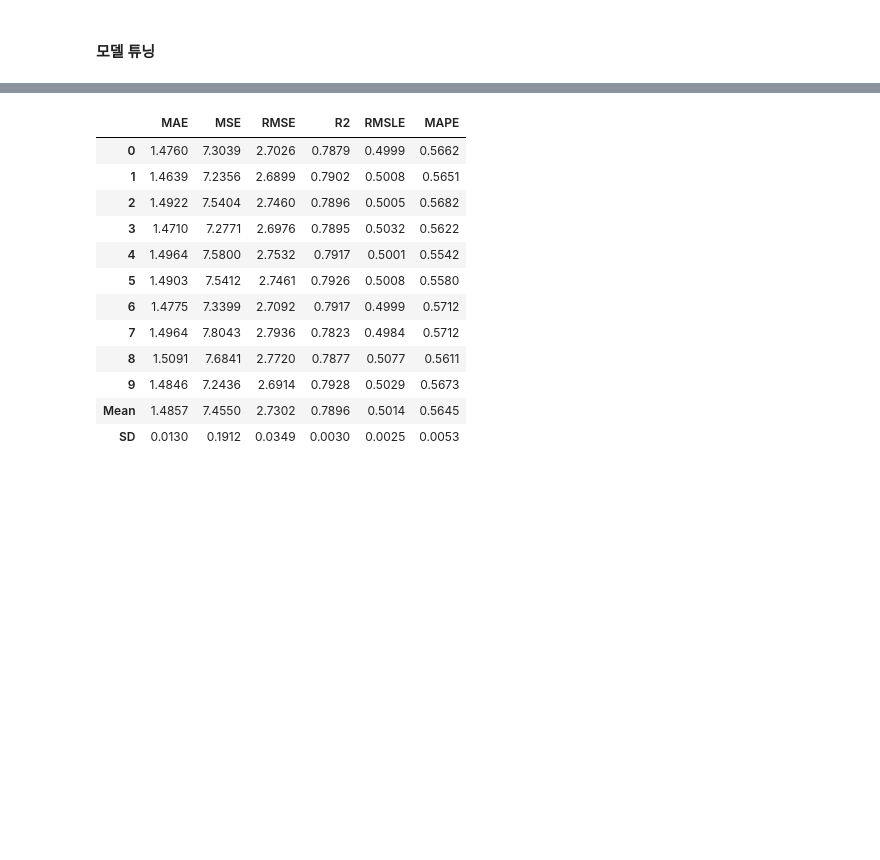
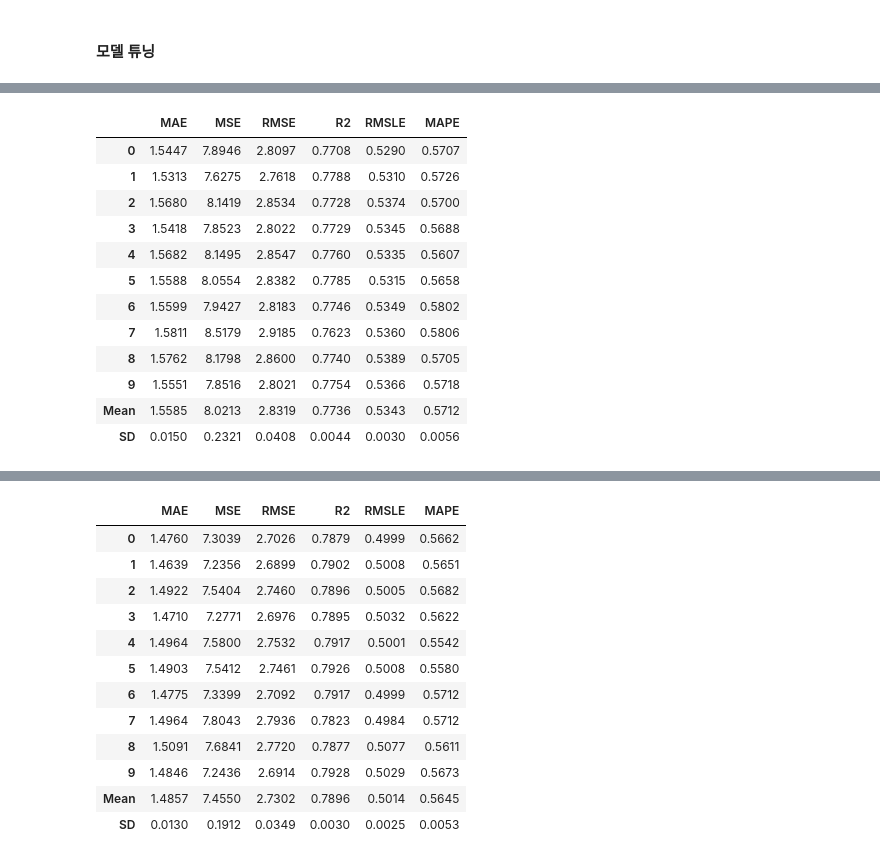
Before and after one commit to Goodmytoy/Passenger_Demand, a Jupyter notebook: model/main.ipynb, the cells around one changed output, grey strips where cells are left out. Drawn from its saved outputs; the diff is of its cells as text; code cells hidden in the pictures; blank space fills up the shorter version.

```diff
--- a/model/main.ipynb
+++ b/model/main.ipynb
@@ -256,3 +268,20 @@ Wall time: 13min 40s
 # %%
 with open("model_save/tuned_ridge_optuna_tpe.pkl", "wb") as f:
     pickle.dump(tuned_ridge_optuna_tpe, f)
+# %%
+%%time
+xgboost = create_model('xgboost')
+# %% [output]
+|  | MAE | MSE | RMSE | R2 | RMSLE | MAPE |
+| 0 | 1.5447 | 7.8946 | 2.8097 | 0.7708 | 0.5290 | 0.5707 |
+| 1 | 1.5313 | 7.6275 | 2.7618 | 0.7788 | 0.5310 | 0.5726 |
+| 2 | 1.5680 | 8.1419 | 2.8534 | 0.7728 | 0.5374 | 0.5700 |
+| 3 | 1.5418 | 7.8523 | 2.8022 | 0.7729 | 0.5345 | 0.5688 |
+| 4 | 1.5682 | 8.1495 | 2.8547 | 0.7760 | 0.5335 | 0.5607 |
+| 5 | 1.5588 | 8.0554 | 2.8382 | 0.7785 | 0.5315 | 0.5658 |
+| 6 | 1.5599 | 7.9427 | 2.8183 | 0.7746 | 0.5349 | 0.5802 |
+| 7 | 1.5811 | 8.5179 | 2.9185 | 0.7623 | 0.5360 | 0.5806 |
+| 8 | 1.5762 | 8.1798 | 2.8600 | 0.7740 | 0.5389 | 0.5705 |
+| 9 | 1.5551 | 7.8516 | 2.8021 | 0.7754 | 0.5366 | 0.5718 |
+| Mean | 1.5585 | 8.0213 | 2.8319 | 0.7736 | 0.5343 | 0.5712 |
+| SD | 0.0150 | 0.2321 | 0.0408 | 0.0044 | 0.0030 | 0.0056 |
```
Also changed, not shown: parts of 12 cells of this notebook, 7 other files.
